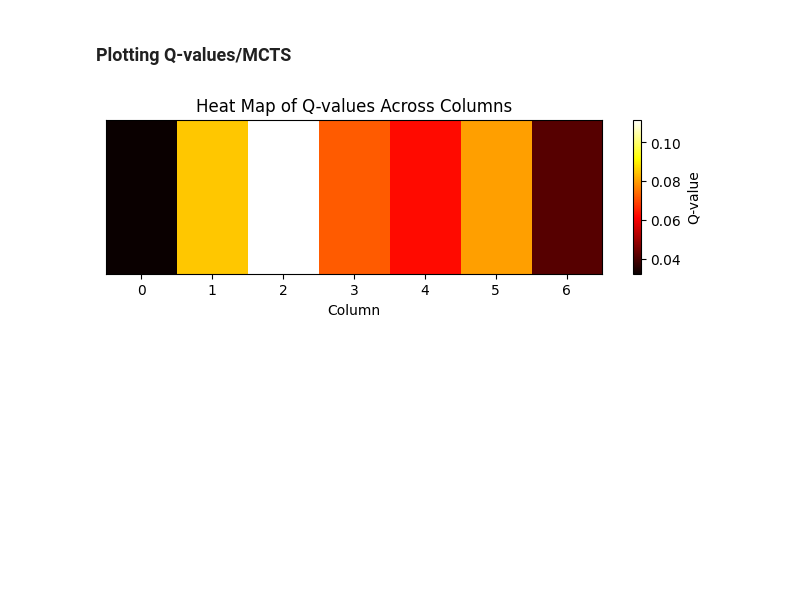
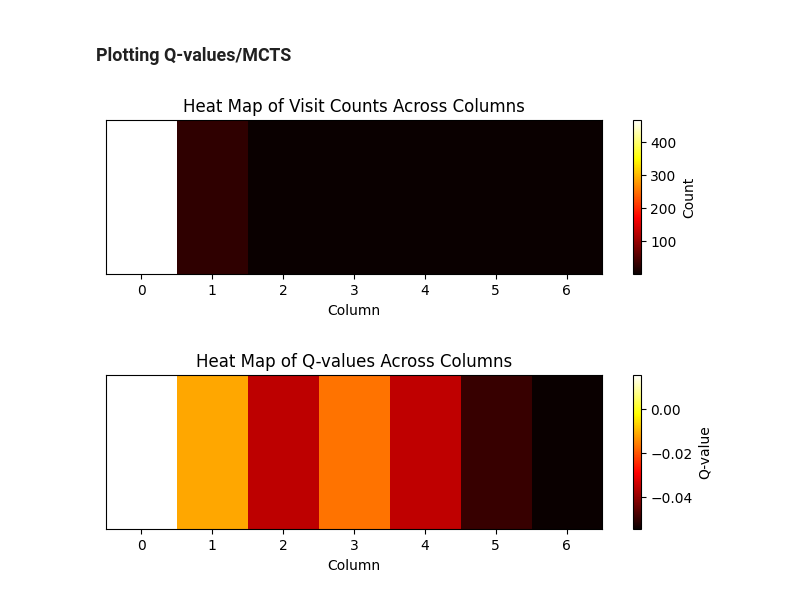
Before and after one commit to yhc-666/connect-4, a Jupyter notebook: test.ipynb, the cells around one changed output. Cells and saved outputs as stored; diff of their text form; code cells hidden in the pictures; blank space fills up the shorter version.

Commit message:
add sample collection changes, agent fixes

```diff
--- a/test.ipynb
+++ b/test.ipynb
@@ -38,34 +38,39 @@ def plot_visit_counts_heatmap(visits, column_labels=None):
 # %%
 from agents import DQNAgent, MCTSDQNAgent
 from utils import get_state_representation, plot_q_values_heatmap, get_connect_four_game, progress_to_state, visualize_board, plot_visit_counts_heatmap
 import torch
 import numpy as np
 
 dqn = MCTSDQNAgent(
        input_shape=(3,6,7),
             action_size=7,
             num_simulations=500,
+            uct_c=0,
             use_dqn_evaluator=True)
 dqn.mcts_wrapper.dirichlet_noise = None
-dqn.load('my_models/14-12_04_model_episode_4000.pth')
-# dqn.load('saved/cleon_sim_200/model_episode_4000.pth')
+# dqn.load('my_models/14-19_04_model_episode_100.pth')
+dqn.load('my_models/15-12_04_model_episode_3250.pth')
+
+# dqn.load('my_models/14-18_04_model_episode_500.pth')
+# dqn.load('saved/terminal_fix/14-03_04_model_episode_500.pth')
 # state = progress_to_state(get_connect_four_game(), [0,3,0,3,0])
-# state = progress_to_state(get_connect_four_game(), [3,0,3,0,3])
+# state = progress_to_state(get_connect_four_game(), [3,0,3,0,3,0])
 # state.apply_action(3)
 state = progress_to_state(get_connect_four_game(), [])
 # visualize_board(state)
 
 # TOGGLE THIS FOR DQN Q VALUES
-state = get_state_representation(state, 0)
-state_tensor = torch.FloatTensor(state).unsqueeze(0).to('cpu')
-q_values = dqn.dqn_agent.policy_net(state_tensor).detach().numpy()
+# state = get_state_representation(state, 0)
+# state_tensor = torch.FloatTensor(state).unsqueeze(0).to('cpu')
+# q_values = dqn.dqn_agent.policy_net(state_tensor).detach().numpy()
 
 # TOGGLE THIS FOR MCTS VISIT COUNT
-# _, q_values, counts, _ = dqn.mcts_wrapper.search(state)
-# q_values = list(q_values.values())
-# counts = list(counts.values())
-# plot_visit_counts_heatmap(counts)
+_, q_values, counts, _ = dqn.mcts_wrapper.search(state)
+q_values = list(q_values.values())
+counts = list(counts.values())
+plot_visit_counts_heatmap(counts)
 
 plot_q_values_heatmap(q_values)
 # %% [output]
-[figure, old version]
+[figure, new version]
+[figure, added]
```
Also changed, not shown: parts of 10 cells of this notebook, 5 other files.
